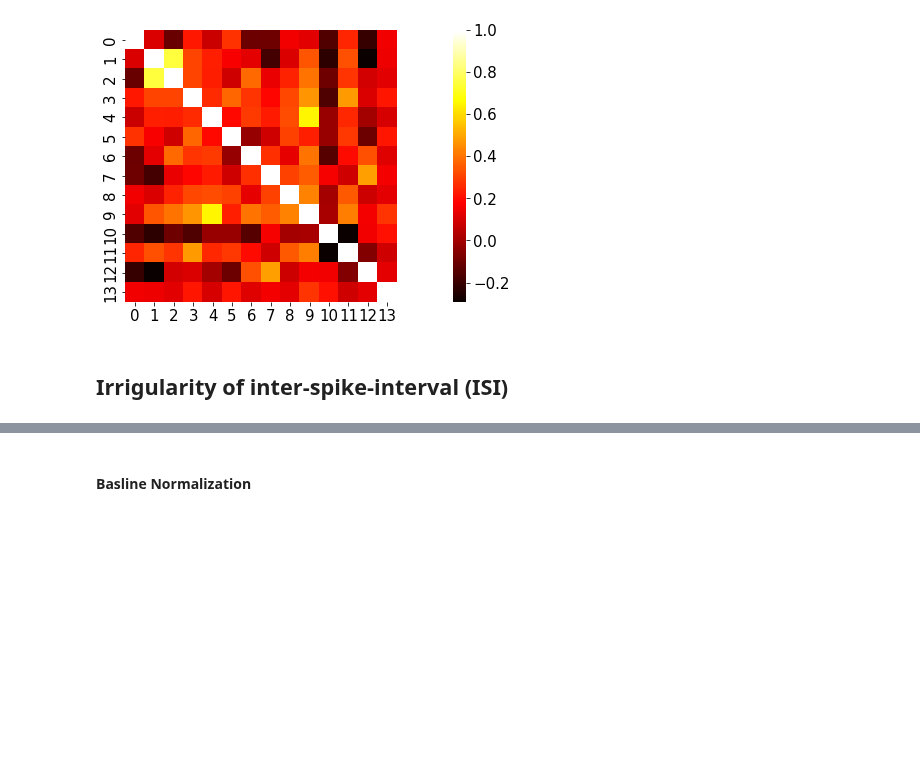
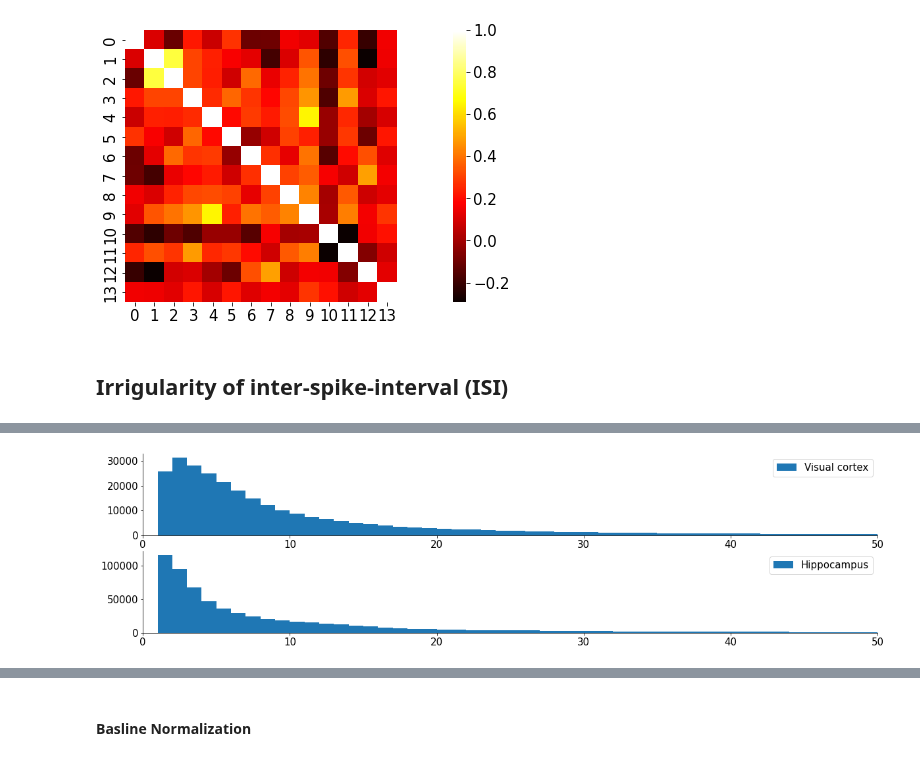
Before and after one commit to MiladQolami/Neural-Data-Analysis, a Jupyter notebook: SpikingVariablity/SpikingVariablity.ipynb, the cells around one changed output, grey strips where cells are left out. Drawn from its saved outputs; the diff is of its cells as text; code cells hidden in the pictures; blank space fills up the shorter version.

```diff
--- a/SpikingVariablity/SpikingVariablity.ipynb
+++ b/SpikingVariablity/SpikingVariablity.ipynb
@@ -210,3 +221,32 @@ One important aspect of spiking variability is temporal distance between inidivi
+# %%
+ISI_hipp = []
+ISI_vis = []
+
+for neuron_i in range(spikes_hipp.shape[0]):
+  for trial_i in range(spikes_hipp.shape[1]):
+    trial_isi = np.diff(np.argwhere(spikes_hipp[neuron_i,trial_i,:]).flatten())
+    if np.sum(trial_isi) == 0:
+      continue
+    ISI_hipp.extend(trial_isi)
+
+for neuron_i in range(spikes_vis.shape[0]):
+  for trial_i in range(spikes_vis.shape[1]):
+    trial_isi = np.diff(np.argwhere(spikes_vis[neuron_i,trial_i,:]).flatten())
+    if np.sum(trial_isi) == 0:
+      continue
+    ISI_vis.extend(trial_isi)
+# %%
+bins = np.arange(0,250)
+
+fig,ax = plt.subplots(2,1)
+ax[0].hist(ISI_vis,bins,label = 'Visual cortex')
+ax[0].legend()
+ax[1].hist(ISI_hipp,bins, label = 'Hippocampus')
+ax[1].legend()
+plt.setp(ax, xlim=[0,50])
+plt.show()
+# %% [output]
+[figure, added]
 # %% [markdown]
 
 ## **Trial-to-tiral variablity**
```
Also changed, not shown: parts of 4 cells of this notebook.
